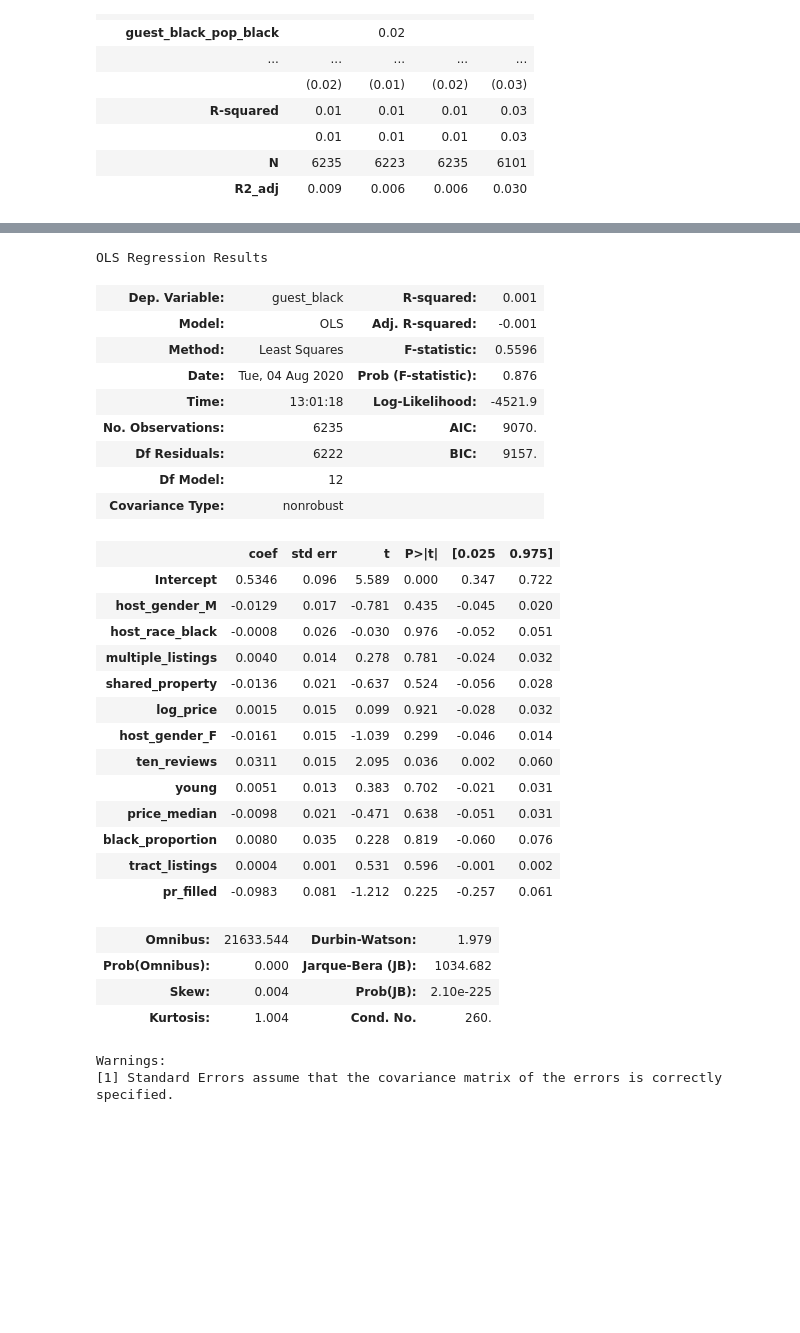
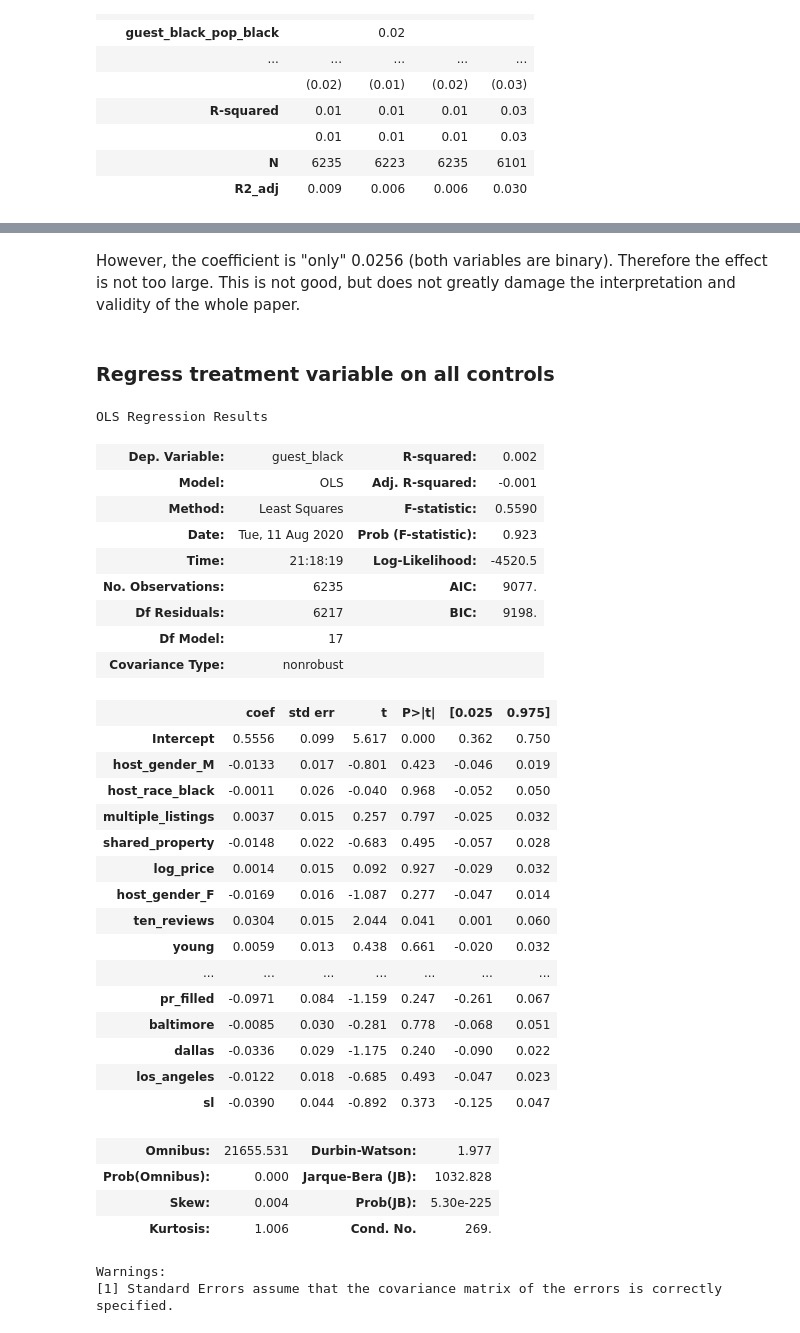
Before and after one commit to fmssn/airbnbdiscrimination, a Jupyter notebook: AirBnb.ipynb, the cells around one changed output, grey strips where cells are left out. Cells and saved outputs as stored; diff of their text form; code cells hidden in the pictures; blank space fills up the shorter version.

```diff
--- a/AirBnb.ipynb
+++ b/AirBnb.ipynb
@@ -455,9 +251,8 @@ tble
 # %%
-# Regress each control on treatment variable
 used_controls = ['host_gender_M', 'host_race_black', 'multiple_listings', 'shared_property', 'log_price',
                      'host_race_black', 'host_gender_M', 'host_gender_F', 'shared_property', 'multiple_listings',
-                     'ten_reviews', 'young', 'price_median', 'black_proportion',
-                     'tract_listings', 'pr_filled']
+                     'ten_reviews', 'young', 'price_median', 'black_proportion', 'guest_male',
+                     'tract_listings', 'pr_filled', 'baltimore', 'dallas', 'los_angeles', 'sl', 'dc']
 used_control_models = {}
 
 print('{0:20} {1:>1}'.format('Control Variable', 'P-Value'))
@@ -506,44 +303,50 @@ OLS Regression Results
 | Kurtosis: | 1.005 | Cond. No. | 2.62 |
 Warnings:
 [1] Standard Errors assume that the covariance matrix of the errors is correctly specified.
+# %% [markdown]
+However, the coefficient is "only" 0.0256 (both variables are binary). Therefore the effect is not too large. This is not good, but does not greatly damage the interpretation and validity of the whole paper.
+# %% [markdown]
+### Regress treatment variable on all controls ###
 # %%
-# Regress treatment variable on all controls
 formula = 'guest_black ~ '
 for control in used_controls:
     formula += str(control + ' + ')
-formula = formula[:-3]
+# exclude one arbitrarily chosen city (here dc), otherwise dummy variable trap/fallacy
+formula = formula[:-8]
 
 model = smf.ols(formula, data=df)
 result = model.fit()
 result.summary()
 # %% [output]
 OLS Regression Results
-| Dep. Variable: | guest_black | R-squared: | 0.001 |
+| Dep. Variable: | guest_black | R-squared: | 0.002 |
 | Model: | OLS | Adj. R-squared: | -0.001 |
-| Method: | Least Squares | F-statistic: | 0.5596 |
-| Date: | Tue, 04 Aug 2020 | Prob (F-statistic): | 0.876 |
-| Time: | 13:01:18 | Log-Likelihood: | -4521.9 |
-| No. Observations: | 6235 | AIC: | 9070. |
-| Df Residuals: | 6222 | BIC: | 9157. |
-| Df Model: | 12 |  |  |
+| Method: | Least Squares | F-statistic: | 0.5590 |
+| Date: | Tue, 11 Aug 2020 | Prob (F-statistic): | 0.923 |
+| Time: | 21:18:19 | Log-Likelihood: | -4520.5 |
+| No. Observations: | 6235 | AIC: | 9077. |
+| Df Residuals: | 6217 | BIC: | 9198. |
+| Df Model: | 17 |  |  |
 | Covariance Type: | nonrobust |  |  |
 |  | coef | std err | t | P>|t| | [0.025 | 0.975] |
-| Intercept | 0.5346 | 0.096 | 5.589 | 0.000 | 0.347 | 0.722 |
-| host_gender_M | -0.0129 | 0.017 | -0.781 | 0.435 | -0.045 | 0.020 |
-| host_race_black | -0.0008 | 0.026 | -0.030 | 0.976 | -0.052 | 0.051 |
-| multiple_listings | 0.0040 | 0.014 | 0.278 | 0.781 | -0.024 | 0.032 |
-| shared_property | -0.0136 | 0.021 | -0.637 | 0.524 | -0.056 | 0.028 |
-| log_price | 0.0015 | 0.015 | 0.099 | 0.921 | -0.028 | 0.032 |
-| host_gender_F | -0.0161 | 0.015 | -1.039 | 0.299 | -0.046 | 0.014 |
-| ten_reviews | 0.0311 | 0.015 | 2.095 | 0.036 | 0.002 | 0.060 |
-| young | 0.0051 | 0.013 | 0.383 | 0.702 | -0.021 | 0.031 |
-| price_median | -0.0098 | 0.021 | -0.471 | 0.638 | -0.051 | 0.031 |
-| black_proportion | 0.0080 | 0.035 | 0.228 | 0.819 | -0.060 | 0.076 |
-| tract_listings | 0.0004 | 0.001 | 0.531 | 0.596 | -0.001 | 0.002 |
-| pr_filled | -0.0983 | 0.081 | -1.212 | 0.225 | -0.257 | 0.061 |
+| Intercept | 0.5556 | 0.099 | 5.617 | 0.000 | 0.362 | 0.750 |
+| host_gender_M | -0.0133 | 0.017 | -0.801 | 0.423 | -0.046 | 0.019 |
+| host_race_black | -0.0011 | 0.026 | -0.040 | 0.968 | -0.052 | 0.050 |
+| multiple_listings | 0.0037 | 0.015 | 0.257 | 0.797 | -0.025 | 0.032 |
+| shared_property | -0.0148 | 0.022 | -0.683 | 0.495 | -0.057 | 0.028 |
+| log_price | 0.0014 | 0.015 | 0.092 | 0.927 | -0.029 | 0.032 |
+| host_gender_F | -0.0169 | 0.016 | -1.087 | 0.277 | -0.047 | 0.014 |
+| ten_reviews | 0.0304 | 0.015 | 2.044 | 0.041 | 0.001 | 0.060 |
+| young | 0.0059 | 0.013 | 0.438 | 0.661 | -0.020 | 0.032 |
+| ... | ... | ... | ... | ... | ... | ... |
+| pr_filled | -0.0971 | 0.084 | -1.159 | 0.247 | -0.261 | 0.067 |
+| baltimore | -0.0085 | 0.030 | -0.281 | 0.778 | -0.068 | 0.051 |
+| dallas | -0.0336 | 0.029 | -1.175 | 0.240 | -0.090 | 0.022 |
+| los_angeles | -0.0122 | 0.018 | -0.685 | 0.493 | -0.047 | 0.023 |
+| sl | -0.0390 | 0.044 | -0.892 | 0.373 | -0.125 | 0.047 |
-| Omnibus: | 21633.544 | Durbin-Watson: | 1.979 |
-| Prob(Omnibus): | 0.000 | Jarque-Bera (JB): | 1034.682 |
-| Skew: | 0.004 | Prob(JB): | 2.10e-225 |
-| Kurtosis: | 1.004 | Cond. No. | 260. |
+| Omnibus: | 21655.531 | Durbin-Watson: | 1.977 |
+| Prob(Omnibus): | 0.000 | Jarque-Bera (JB): | 1032.828 |
+| Skew: | 0.004 | Prob(JB): | 5.30e-225 |
+| Kurtosis: | 1.006 | Cond. No. | 269. |
 Warnings:
 [1] Standard Errors assume that the covariance matrix of the errors is correctly specified.
```
Also changed, not shown: parts of 34 cells of this notebook, 1 other file.
